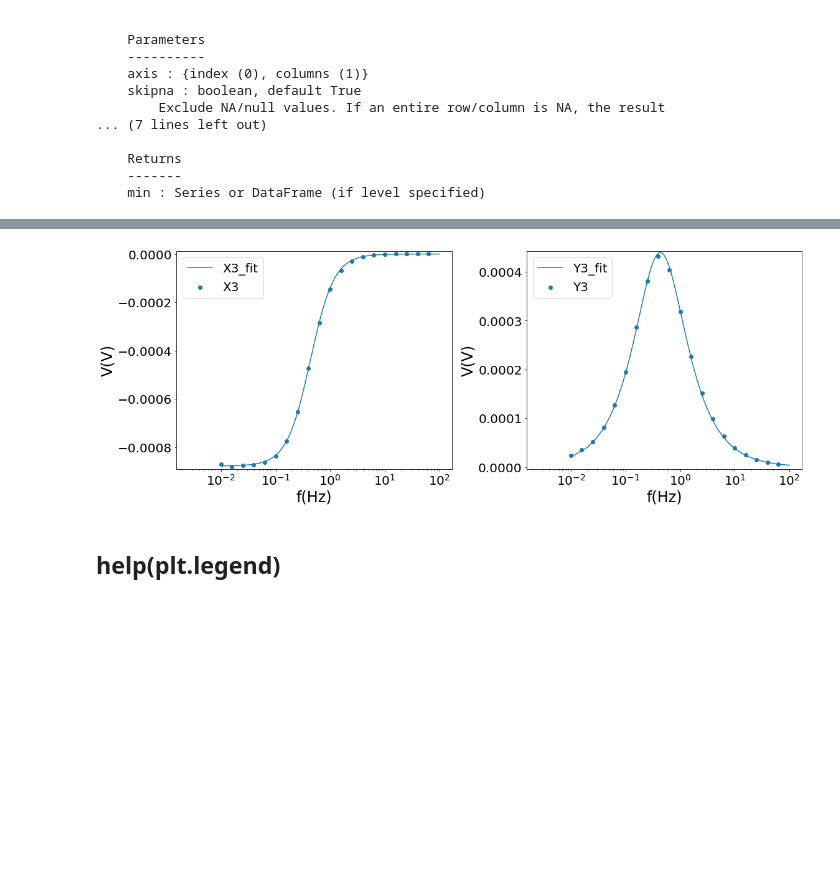
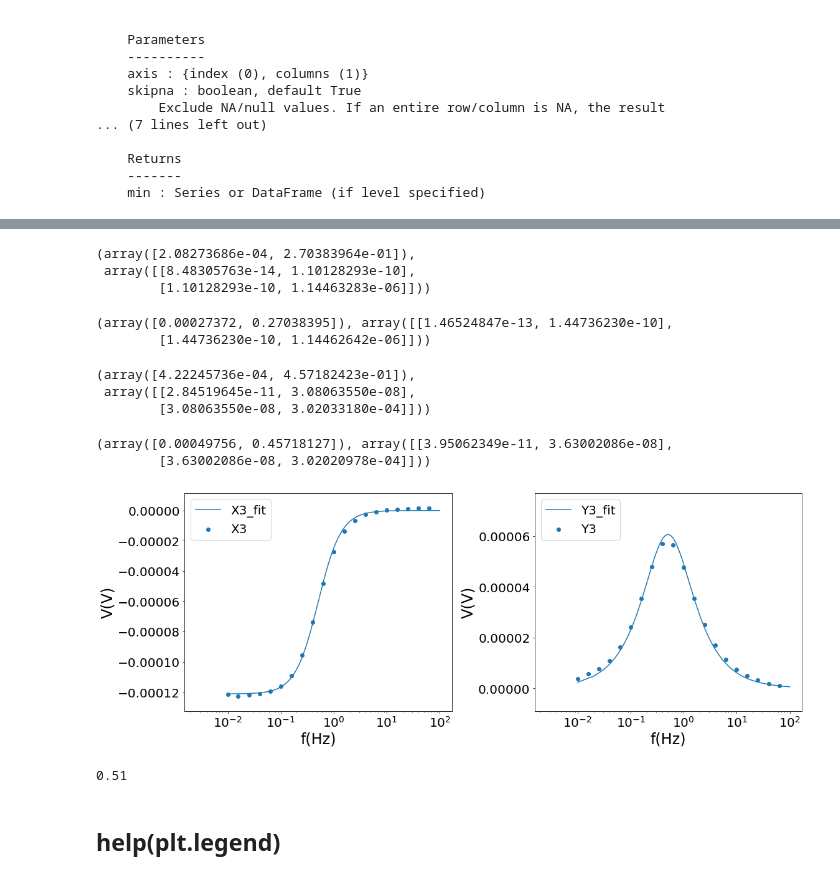
Before and after one commit to xyan36/GraysonGroup, a Jupyter notebook: suspended_wire/3w_sw_curve_fit.ipynb, the cells around one changed output, grey strips where cells are left out. Drawn from its saved outputs; the diff is of its cells as text; code cells hidden in the pictures; blank space fills up the shorter version.

```diff
--- a/suspended_wire/3w_sw_curve_fit.ipynb
+++ b/suspended_wire/3w_sw_curve_fit.ipynb
@@ -21,0 +15,2 @@ df.head()
+# %%
+df = df.set_index('Time')
@@ -89,17 +106,34 @@ Re0
 # %%
-def X3_calc(f1, k, cp, correction_factor = 1):
+def X3_calc(f1, k, cp):
     w1 = 2 * np.pi * f1
     kappa = k / (rou * cp)
     tau = 4 * l**2 / kappa
-    X3 = - alpha * Re0**2 * I1w**3 * l / (12 * k * S) * (1 / (1 + (w1 * tau / 5)**2))
+    X3 = - alpha * Re0**2 * I1w**3 * l / (12 * k * S) * (1 / (1 + (w1 * tau / 5)**2)) * correction_factor
     return X3
-def Y3_calc(f1, k, cp, correction_factor = 1):
+def Y3_calc(f1, k, cp):
     w1 = 2 * np.pi * f1
     kappa = k / (rou * cp)
     tau = 4 * l**2 / kappa
-    Y3 = alpha * Re0**2 * I1w**3 * l / (12 * k * S) * ((w1 * tau / 5) / (1 + (w1 * tau / 5)**2))
+    Y3 = alpha * Re0**2 * I1w**3 * l / (12 * k * S) * ((w1 * tau / 5) / (1 + (w1 * tau / 5)**2)) * correction_factor
     return Y3
 def X3_Y3_fit(fcombo, k, cp):
     X3 = X3_calc(fcombo[:int(len(fcombo) / 2)], k, cp)
     Y3 = Y3_calc(fcombo[int(len(fcombo) / 2):], k, cp)
     return np.concatenate([X3,Y3])
+# %%
+def X3_calc(f1, kt, k_cp):
+    w1 = 2 * np.pi * f1
+    kappa = k_cp / rou
+    tau = 4 * l**2 / kappa
+    X3 = - alpha * Re0**2 * I1w**3 * l / (12 * kt * width) * (1 / (1 + (w1 * tau / 5)**2)) * correction_factor
+    return X3
+def Y3_calc(f1, kt, k_cp):
+    w1 = 2 * np.pi * f1
+    kappa = k_cp / rou
+    tau = 4 * l**2 / kappa
+    Y3 = alpha * Re0**2 * I1w**3 * l / (12 * kt * width) * ((w1 * tau / 5) / (1 + (w1 * tau / 5)**2)) * correction_factor
+    return Y3
+def X3_Y3_fit(fcombo, kt, k_cp):
+    X3 = X3_calc(fcombo[:int(len(fcombo) / 2)], kt, k_cp)
+    Y3 = Y3_calc(fcombo[int(len(fcombo) / 2):], kt, k_cp)
+    return np.concatenate([X3,Y3])
@@ -106,5 +160,5 @@ def X3_Y3_fit(fcombo, k, cp):
 # %%
 xdata = np.concatenate([df['Lockin1f'], df['Lockin1f']])
 ydata = np.concatenate([df['X3'], df['Y3']])
-popt, pcov = curve_fit(X3_Y3_fit, xdata, ydata, p0 = [2, 100])
+popt, pcov = curve_fit(X3_Y3_fit, xdata, ydata, p0 = [2, 2])
 # %%
@@ -116,3 +174,29 @@ popt,pcov
+# %%
+#P-11-1mm with correction factor
+popt,pcov
+# %% [output]
+(array([2.08273686e-04, 2.70383964e-01]),
+ array([[8.48305763e-14, 1.10128293e-10],
+        [1.10128293e-10, 1.14463283e-06]]))
+# %%
+#P-11-1mm no correction factor
+popt,pcov
+# %% [output]
+(array([0.00027372, 0.27038395]), array([[1.46524847e-13, 1.44736230e-10],
+        [1.44736230e-10, 1.14462642e-06]]))
+# %%
+#P-11-2mm with correction factor
+popt,pcov
+# %% [output]
+(array([4.22245736e-04, 4.57182423e-01]),
+ array([[2.84519645e-11, 3.08063550e-08],
+        [3.08063550e-08, 3.02033180e-04]]))
+# %%
+#P-11-2mm no correction factor
+popt,pcov
+# %% [output]
+(array([0.00049756, 0.45718127]), array([[3.95062349e-11, 3.63002086e-08],
+        [3.63002086e-08, 3.02020978e-04]]))
 # %%
 fig, axs = plt.subplots(1, 2, figsize = (16,6))
 fz = 24
@@ -122,35 +206,39 @@ f1 = np.arange(0.01, 100.01, 0.01)
 axs[0].scatter(df.Lockin1f, df.X3, label = 'X3')
 #axs[0].scatter(df.Lockin1f, df.X3_ref, label = 'X3_ref')
 #axs[0].scatter(df2.Lockin1f, df2.X3, label = 'X3 test2 (measured next day)')#
 #axs[0].scatter(df2.Lockin1f, df2.X3_ref, label = 'X3_ref test2')
 axs[0].plot(f1, X3_calc(f1,*popt), label = 'X3_fit')
 axs[0].set_xlabel('f(Hz)', fontsize = fz)
 axs[0].set_ylabel('V(V)', fontsize = fz)
 axs[0].set_xscale('log')
 #axs[0].set_xlim(0.01,1000)
 axs[0].legend(loc = 'upper left', fontsize = 20)
 axs[0].tick_params(labelsize = 20)
 axs[0].set_ylim(df.X3.min() - 10e-6, df.X3.max() + 10e-6)
 
 axs[1].scatter(df.Lockin1f, df.Y3, label = 'Y3')
 #axs[1].scatter(df.Lockin1f, df.Y3_ref, label = 'Y3_ref')
 #axs[1].scatter(df2.Lockin1f, df2.Y3, label = 'X3 test2')
 #axs[1].scatter(df2.Lockin1f, df2.Y3_ref, label = 'X3_ref test2')
 axs[1].plot(f1, Y3_calc(f1, *popt), label = 'Y3_fit')
 axs[1].set_xlabel('f(Hz)', fontsize = fz)
 axs[1].set_ylabel('V(V)', fontsize = fz)
 axs[1].set_xscale('log')
 #axs[1].set_xlim(0.01,1000)
 axs[1].tick_params(labelsize = 20)
 axs[1].legend(loc = 'upper left', fontsize = 20)
-axs[1].set_ylim(df.Y3.min() - 10e-6, df.Y3.max() + 10e-6)
+axs[1].set_ylim(df.Y3.min() - 10e-6, df.Y3.max() + 20e-6)
 #axs[1].text(0.6,0.8, f"fitted k = {round(popt[0],2)} W/mK\nfitted cp = {round(popt[1],2)} J/kgK",
 #            fontsize = 14, transform=axs[1].transAxes)
 
 #plt.subplots_adjust(hspace = 0.2,wspace = 0.2)
 plt.tight_layout()
-fig.savefig(fname[:-4] + '_fit.jpg', dpi = 300)
+#fig.savefig(fname[:-4] + '_fit.jpg', dpi = 300)
 # %% [output]
-[figure, old version]
+[figure, new version]
+# %%
+f1[np.argmax(Y3_calc(f1, *popt))]
+# %% [output]
+0.51
 # %% [markdown]
 ## help(plt.legend)
```
Also changed, not shown: parts of 13 cells of this notebook, 6 other files.
